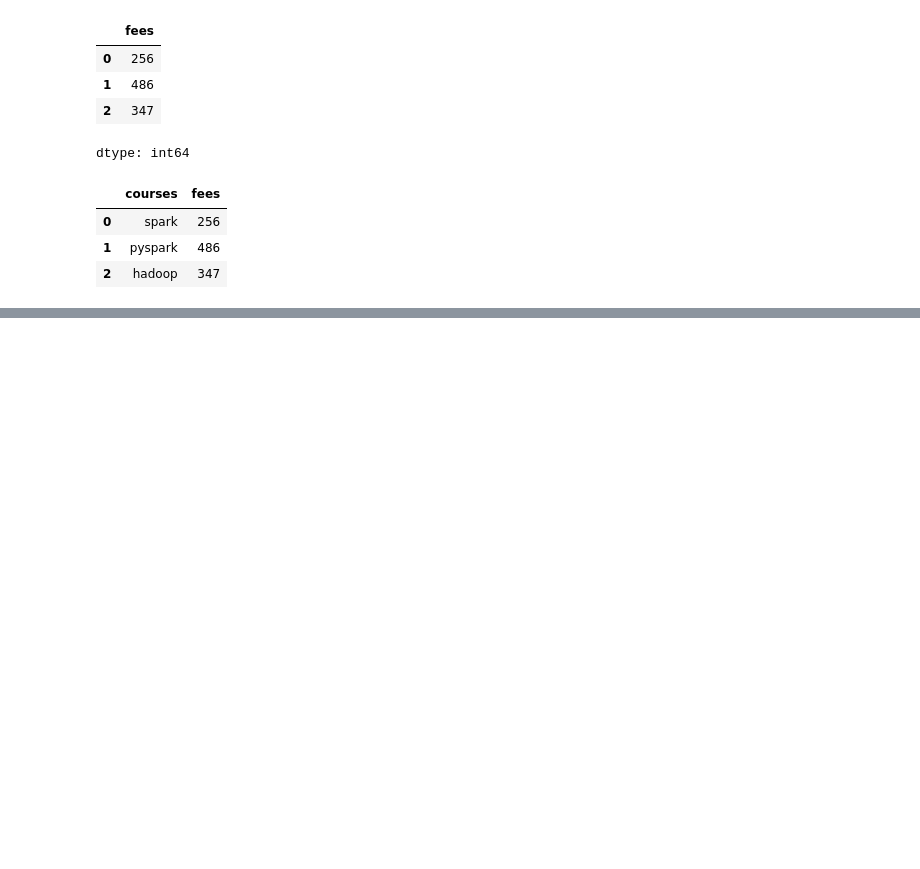
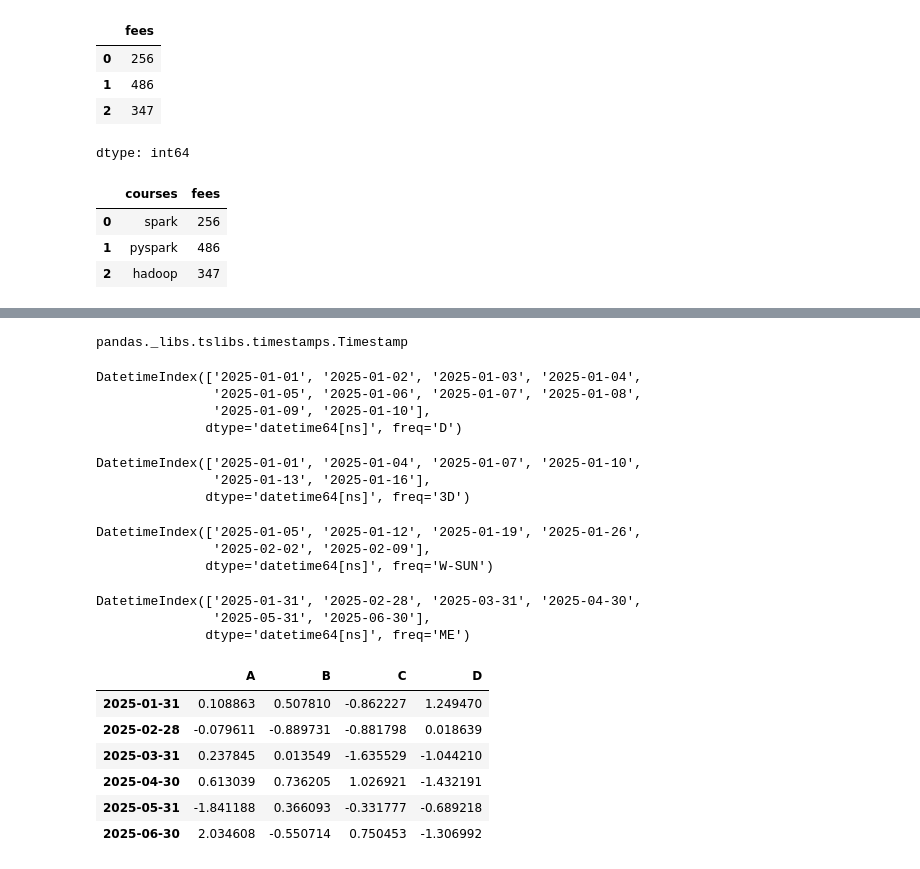
Before and after one commit to yeojeong735/2025-1-BD, a Jupyter notebook: inclass/02w_0317_pandas_basic.ipynb, the cells around one changed output, grey strips where cells are left out. Cells and saved outputs as stored; diff of their text form; code cells hidden in the pictures; blank space fills up the shorter version.

```diff
--- a/inclass/02w_0317_pandas_basic.ipynb
+++ b/inclass/02w_0317_pandas_basic.ipynb
@@ -297,0 +445,44 @@ df
+# %%
+type(dates[0])
+# %% [output]
+pandas._libs.tslibs.timestamps.Timestamp
+# %%
+dates = pd.date_range("20250101", end='20250110')
+dates
+# %% [output]
+DatetimeIndex(['2025-01-01', '2025-01-02', '2025-01-03', '2025-01-04',
+               '2025-01-05', '2025-01-06', '2025-01-07', '2025-01-08',
+               '2025-01-09', '2025-01-10'],
+              dtype='datetime64[ns]', freq='D')
+# %%
+dates = pd.date_range("20250101",periods = 6, freq = '3D')
+dates
+# %% [output]
+DatetimeIndex(['2025-01-01', '2025-01-04', '2025-01-07', '2025-01-10',
+               '2025-01-13', '2025-01-16'],
+              dtype='datetime64[ns]', freq='3D')
+# %%
+dates = pd.date_range("20250101",periods = 6, freq = 'W-SUN')
+dates
+# %% [output]
+DatetimeIndex(['2025-01-05', '2025-01-12', '2025-01-19', '2025-01-26',
+               '2025-02-02', '2025-02-09'],
+              dtype='datetime64[ns]', freq='W-SUN')
+# %%
+dates = pd.date_range("20250101",periods = 6, freq = 'ME')
+dates
+# %% [output]
+DatetimeIndex(['2025-01-31', '2025-02-28', '2025-03-31', '2025-04-30',
+               '2025-05-31', '2025-06-30'],
+              dtype='datetime64[ns]', freq='ME')
+# %%
+df = pd.DataFrame(np.random.randn(6,4), index=dates, columns=list('ABCD'))
+df
+# %% [output]
+|  | A | B | C | D |
+| 2025-01-31 | 0.108863 | 0.507810 | -0.862227 | 1.249470 |
+| 2025-02-28 | -0.079611 | -0.889731 | -0.881798 | 0.018639 |
+| 2025-03-31 | 0.237845 | 0.013549 | -1.635529 | -1.044210 |
+| 2025-04-30 | 0.613039 | 0.736205 | 1.026921 | -1.432191 |
+| 2025-05-31 | -1.841188 | 0.366093 | -0.331777 | -0.689218 |
+| 2025-06-30 | 2.034608 | -0.550714 | 0.750453 | -1.306992 |
```
Also changed, not shown: parts of 49 cells of this notebook.
